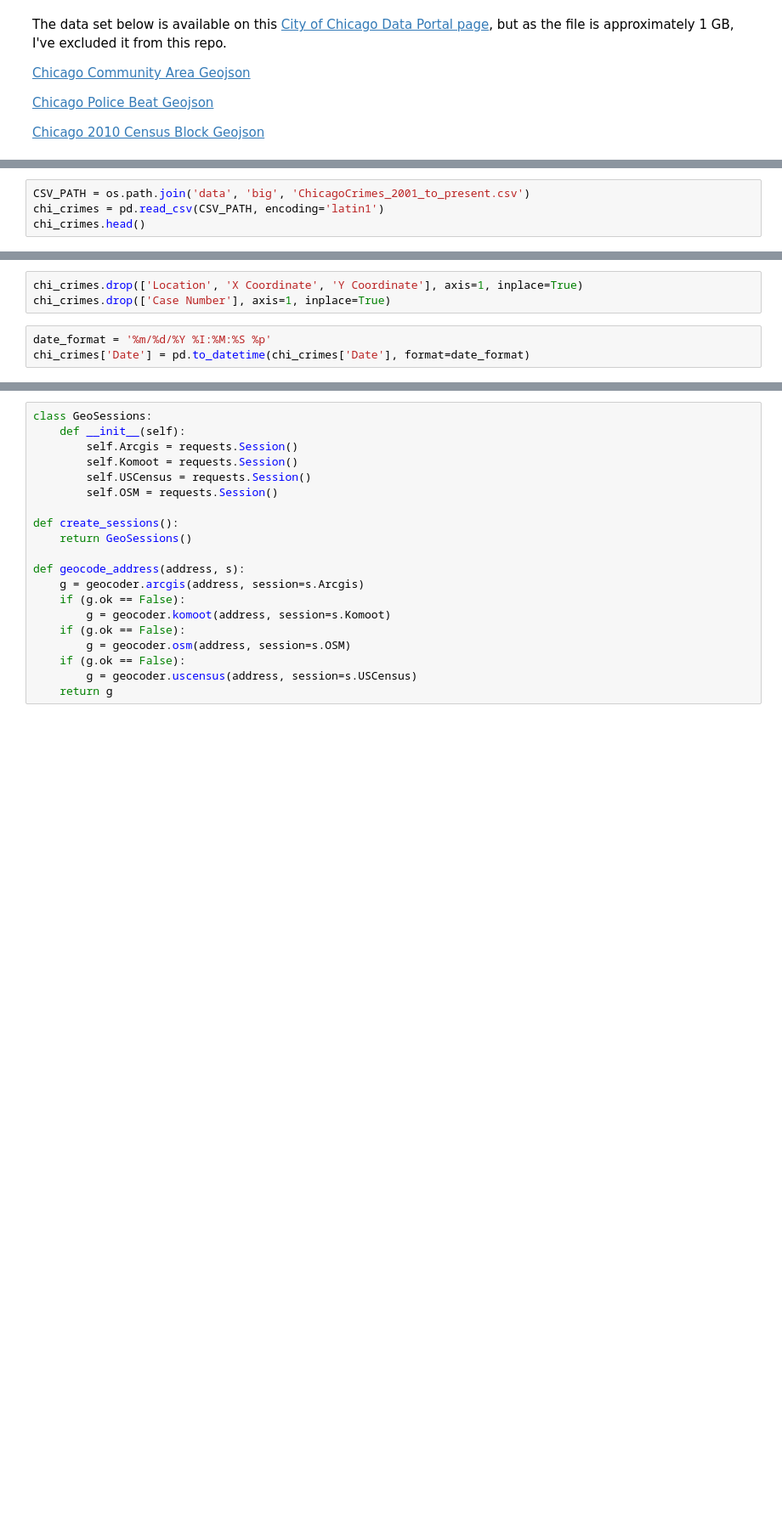
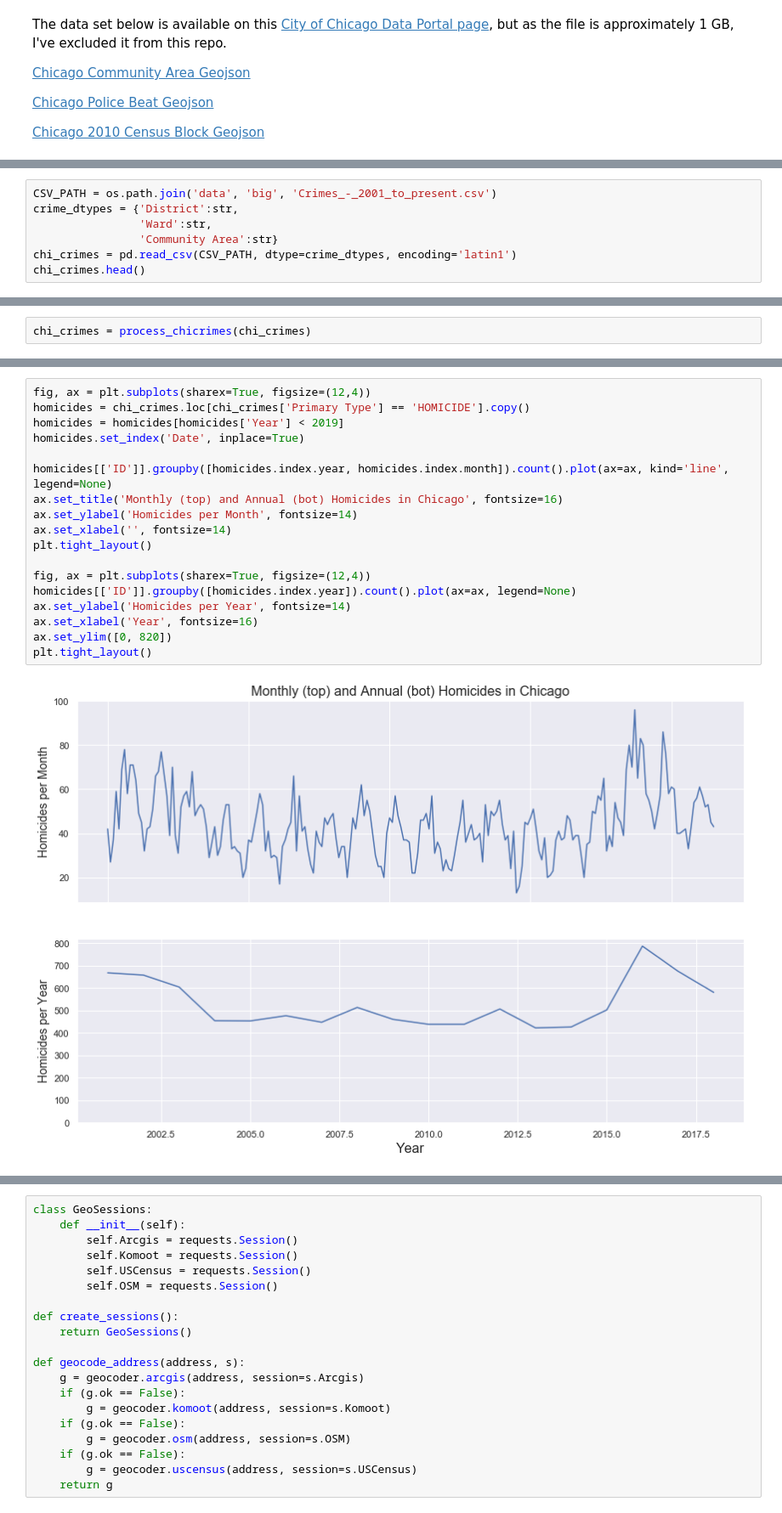
Before and after one commit to MattTriano/Chicago_Crimes, a Jupyter notebook: Chicago_Crime_Exploration.ipynb, the cells around one changed output, grey strips where cells are left out. Shown at 85% size. Drawn from its saved outputs; the diff is of its cells as text; blank space fills up the shorter version.

```diff
--- a/Chicago_Crime_Exploration.ipynb
+++ b/Chicago_Crime_Exploration.ipynb
@@ -28,6 +54,9 @@ The data set below is available on this [City of Chicago Data Portal page](https
 # %%
-CSV_PATH = os.path.join('data', 'big', 'ChicagoCrimes_2001_to_present.csv')
-chi_crimes = pd.read_csv(CSV_PATH, encoding='latin1')
+CSV_PATH = os.path.join('data', 'big', 'Crimes_-_2001_to_present.csv')
+crime_dtypes = {'District':str,
+                'Ward':str,
+                'Community Area':str}
+chi_crimes = pd.read_csv(CSV_PATH, dtype=crime_dtypes, encoding='latin1')
 chi_crimes.head()
 # %% [output]
 |  | ID | Case Number | Date | Block | IUCR | Primary Type | Description | Location Description | ... |
@@ -61,6 +87,0 @@ We see that location is just a tuple containing the latitude and the longitude,
-# %%
-chi_crimes.drop(['Location', 'X Coordinate', 'Y Coordinate'], axis=1, inplace=True)
-chi_crimes.drop(['Case Number'], axis=1, inplace=True)
-# %%
-date_format = '%m/%d/%Y %I:%M:%S %p'
-chi_crimes['Date'] = pd.to_datetime(chi_crimes['Date'], format=date_format)
@@ -86,3 +88,5 @@ chi_crimes['Month'] = chi_crimes['Month'].astype('category')
+# %%
+chi_crimes = process_chicrimes(chi_crimes)
 # %%
 chi_crimes.info()
 # %% [output]
@@ -105,0 +142,21 @@ memory usage: 722.1+ MB
+# %%
+fig, ax = plt.subplots(sharex=True, figsize=(12,4))
+homicides = chi_crimes.loc[chi_crimes['Primary Type'] == 'HOMICIDE'].copy()
+homicides = homicides[homicides['Year'] < 2019]
+homicides.set_index('Date', inplace=True)
+
+homicides[['ID']].groupby([homicides.index.year, homicides.index.month]).count().plot(ax=ax, kind='line', legend=None)
+ax.set_title('Monthly (top) and Annual (bot) Homicides in Chicago', fontsize=16)
+ax.set_ylabel('Homicides per Month', fontsize=14)
+ax.set_xlabel('', fontsize=14)
+plt.tight_layout()
+
+fig, ax = plt.subplots(sharex=True, figsize=(12,4))
+homicides[['ID']].groupby([homicides.index.year]).count().plot(ax=ax, legend=None)
+ax.set_ylabel('Homicides per Year', fontsize=14)
+ax.set_xlabel('Year', fontsize=16)
+ax.set_ylim([0, 820])
+plt.tight_layout()
+# %% [output]
+[figure, added]
+[figure, added]
```
Also changed, not shown: parts of 19 cells of this notebook.
